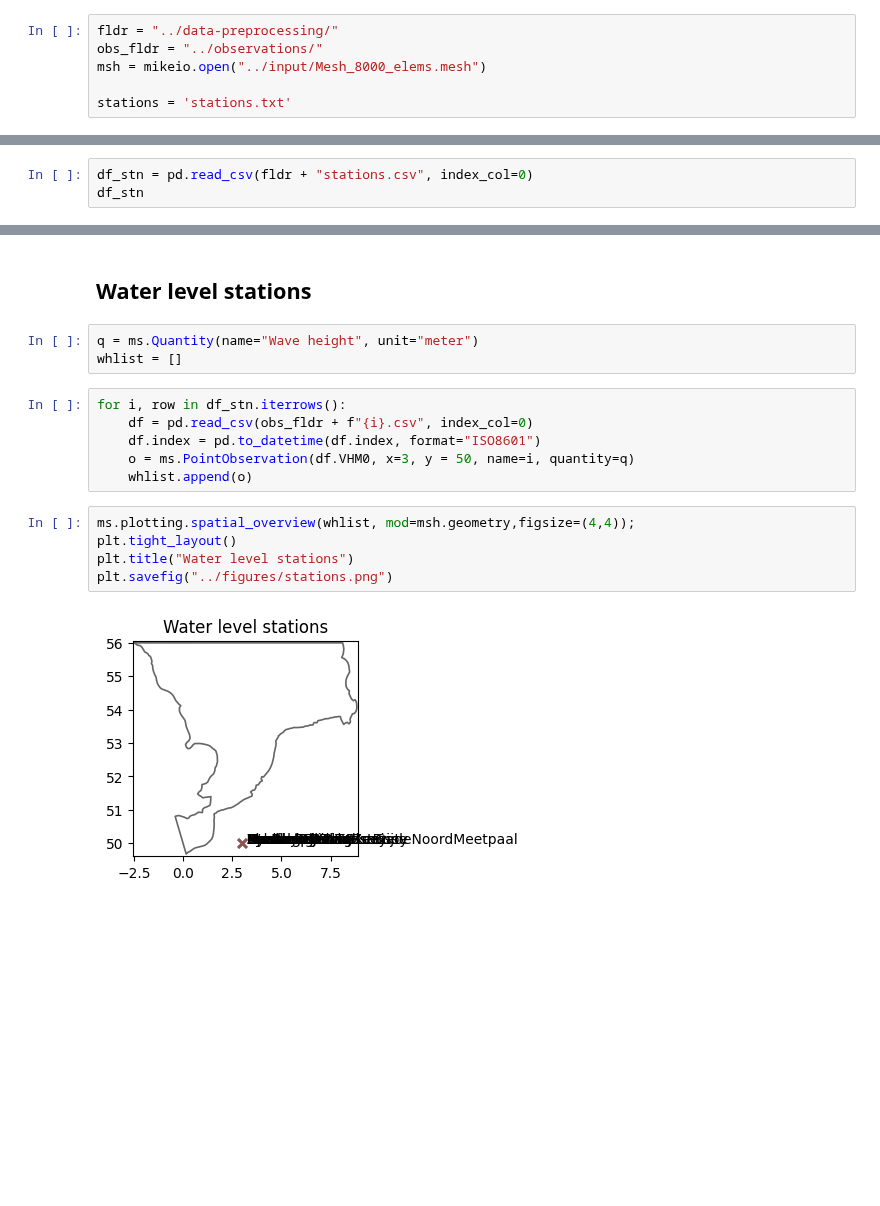
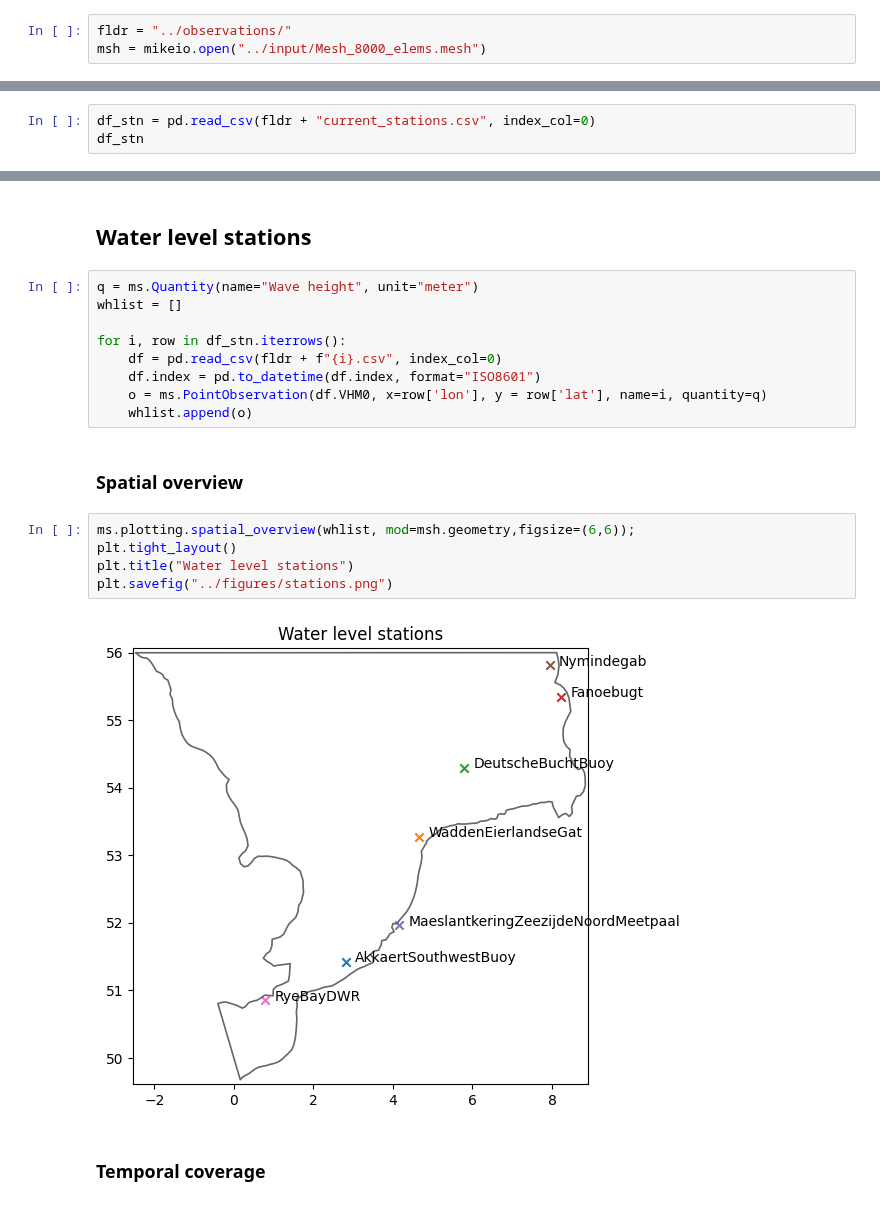
Before and after one commit to DHI/WaterBench-MIKE21SW-SouthernNorthSea, a Jupyter notebook: code/explore_observation_data.ipynb, the cells around one changed output, grey strips where cells are left out. Cells and saved outputs as stored; diff of their text form; blank space fills up the shorter version.

Commit message:
explore observation data

```diff
--- a/code/explore_observation_data.ipynb
+++ b/code/explore_observation_data.ipynb
@@ -15,6 +19,3 @@ import matplotlib.pyplot as plt
 # %%
-fldr = "../data-preprocessing/"
-obs_fldr = "../observations/"
+fldr = "../observations/"
 msh = mikeio.open("../input/Mesh_8000_elems.mesh")
-
-stations = 'stations.txt'
@@ -25,5 +24,5 @@ Note: some station coordinates have been moved to fit within the model domain.
 # %%
-df_stn = pd.read_csv(fldr + "stations.csv", index_col=0)
+df_stn = pd.read_csv(fldr + "current_stations.csv", index_col=0)
 df_stn
 # %% [output]
 |  | lat | lon |
@@ -44,21 +37,25 @@ df_stn
 # %% [markdown]
 ## Water level stations
-# %%
-q = ms.Quantity(name="Wave height", unit="meter")
-whlist = []
 # %%
+q = ms.Quantity(name="Wave height", unit="meter")
+whlist = []
+
 for i, row in df_stn.iterrows():
-    df = pd.read_csv(obs_fldr + f"{i}.csv", index_col=0)
+    df = pd.read_csv(fldr + f"{i}.csv", index_col=0)
     df.index = pd.to_datetime(df.index, format="ISO8601")
-    o = ms.PointObservation(df.VHM0, x=3, y = 50, name=i, quantity=q)
+    o = ms.PointObservation(df.VHM0, x=row['lon'], y = row['lat'], name=i, quantity=q)
     whlist.append(o)
+# %% [markdown]
+### Spatial overview
 # %%
-ms.plotting.spatial_overview(whlist, mod=msh.geometry,figsize=(4,4));
+ms.plotting.spatial_overview(whlist, mod=msh.geometry,figsize=(6,6));
 plt.tight_layout()
 plt.title("Water level stations")
 plt.savefig("../figures/stations.png")
 # %% [output]
-[figure, old version]
+[figure, new version]
+# %% [markdown]
+### Temporal coverage
 # %%
 ms.plotting.temporal_coverage(whlist);
 # %% [output]
```
Also changed, not shown: parts of 16 cells of this notebook, 10 other files.
